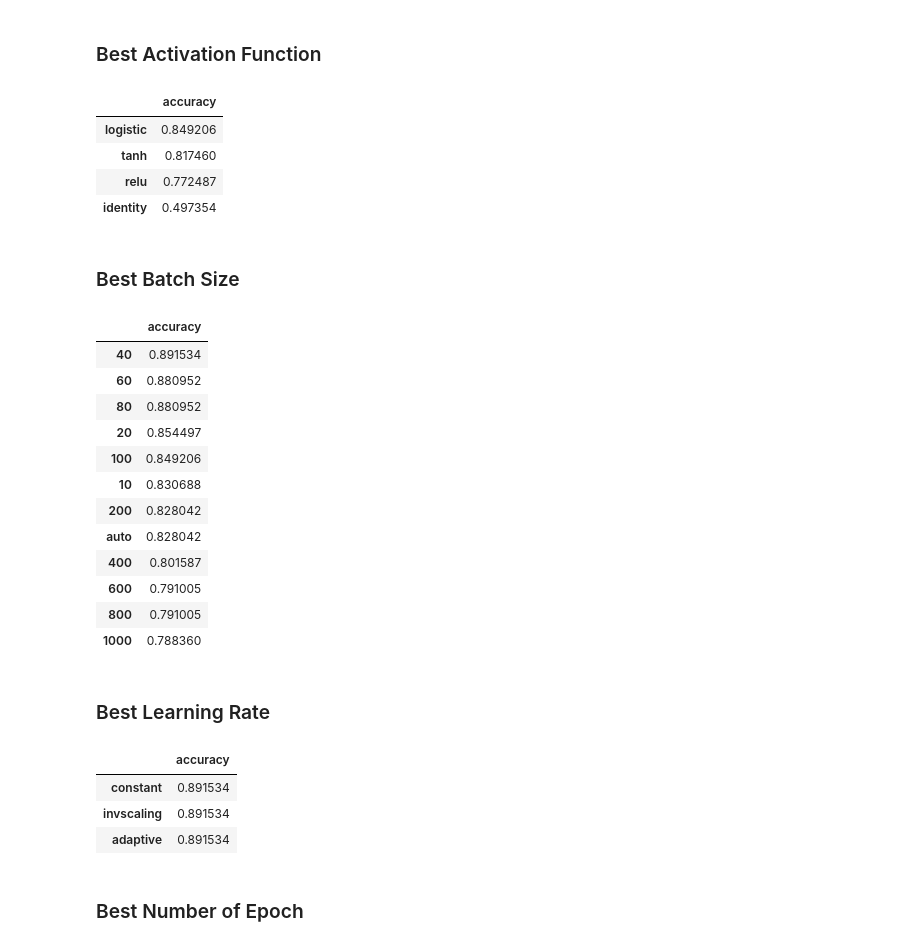
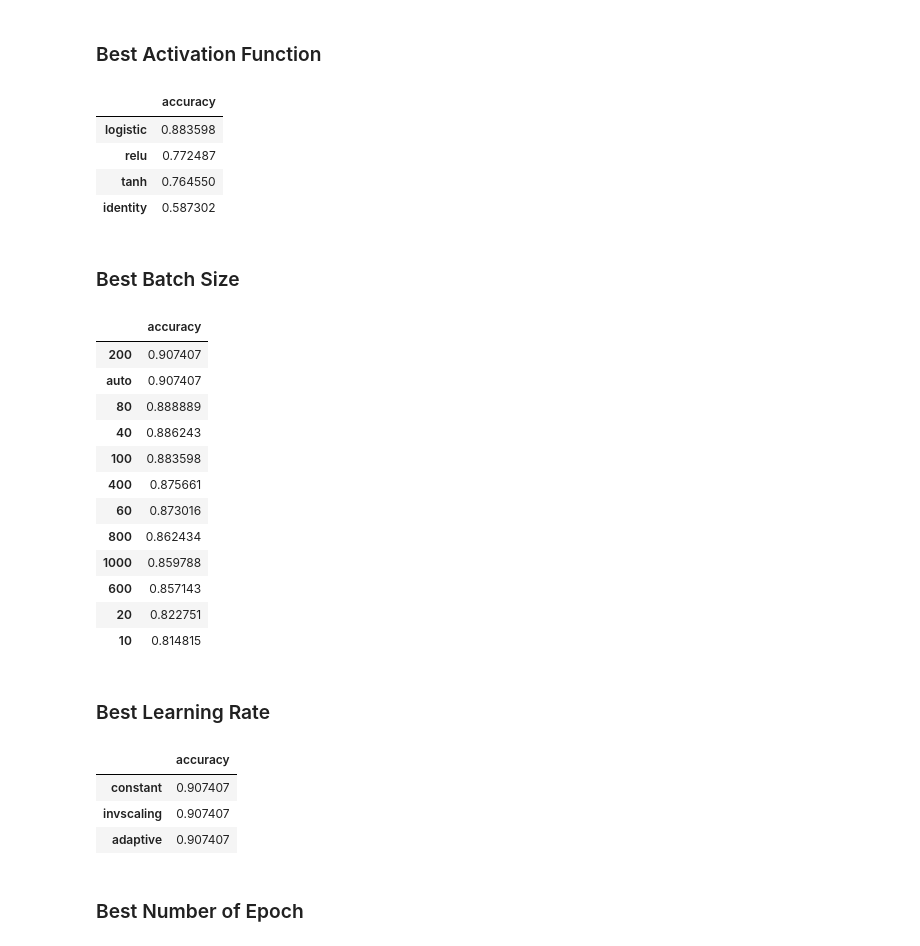
Before and after one commit to nfarhaan/Heart-Attack-Prediction-Using-Machine-Learning, a Jupyter notebook: neural_network.ipynb, the cells around one changed output. Drawn from its saved outputs; the diff is of its cells as text; code cells hidden in the pictures.

```diff
--- a/neural_network.ipynb
+++ b/neural_network.ipynb
@@ -33,6 +33,13 @@ dataset.head()
 | 3 | 56 | 1 | 1 | 120 | 236 | 0 | 1 | 178 | 0 | 0.8 | 2 | ... |
 | 4 | 57 | 0 | 0 | 120 | 354 | 0 | 1 | 163 | 1 | 0.6 | 2 | ... |
 # %%
+import numpy as np
+import pandas as pd
+from sklearn.impute import SimpleImputer
+from sklearn.model_selection import train_test_split
+from sklearn.tree import DecisionTreeClassifier
+from sklearn.metrics import accuracy_score, precision_score, recall_score, f1_score, confusion_matrix, classification_report
+
 # Define features and target variable
 X = dataset.drop('target', axis=1)  # Replace 'target' with your actual target column name
 y = dataset['target']  # Replace 'target' with your actual target column name
@@ -60,7 +67,14 @@ def fit_model(dataset, target, test_size, random_state_value, hidden_layer_sizes
 
 def evaluate_model(y_test, y_pred):
     accuracy = accuracy_score(y_test, y_pred)
-    return accuracy
+    precision = precision_score(y_test, y_pred, average='weighted')
+    recall = recall_score(y_test, y_pred, average='weighted')
+    f1 = f1_score(y_test, y_pred, average='weighted')
+    conf_matrix = confusion_matrix(y_test, y_pred)
+    class_report = classification_report(y_test, y_pred)
+
+    # Ensure all six values are being returned
+    return accuracy, precision, recall, f1, conf_matrix, class_report
 # %% [markdown]
 ### Best Activation Function
 # %%
@@ -69,7 +83,7 @@ import tqdm
 results = {}
 # deduce best activation function
 for activation_function in tqdm.tqdm(['identity', 'logistic', 'tanh', 'relu']):
-    y_test, y_pred = fit_model(X, y, 0.2, 8, (100, 100), activation_function, 100, 'constant', 0.001, 200)
+    y_test, y_pred = fit_model(X, y, 0.2, 8, (50, 50), activation_function, 100, 'constant', 0.001, 500)
     accuracy = evaluate_model(y_test, y_pred)
     results[activation_function] = accuracy
 
@@ -78,41 +92,41 @@ data = data.sort_values('accuracy', ascending=False)
 data
 # %% [output]
 |  | accuracy |
-| logistic | 0.849206 |
-| tanh | 0.817460 |
+| logistic | 0.883598 |
 | relu | 0.772487 |
-| identity | 0.497354 |
+| tanh | 0.764550 |
+| identity | 0.587302 |
 # %% [markdown]
 ### Best Batch Size
 # %%
 import tqdm
 
 results = {}
 
 # generate batch sizes
 batch_sizes = [10, 20, 40, 60, 80, 100, 200, 400, 600, 800, 1000, "auto"]
 for batch_size in tqdm.tqdm(batch_sizes):
-    y_test, y_pred = fit_model(X, y, 0.2, 8, (50, 50), 'logistic', batch_size, 'constant', 0.001, 200)
+    y_test, y_pred = fit_model(X, y, 0.2, 8, (50, 50), 'logistic', batch_size, 'constant', 0.001, 500)
     accuracy = evaluate_model(y_test, y_pred)
     results[batch_size] = accuracy
 
 data = pd.DataFrame.from_dict(results, orient='index', columns=['accuracy'])
 data = data.sort_values('accuracy', ascending=False)
 data
 # %% [output]
 |  | accuracy |
-| 40 | 0.891534 |
-| 60 | 0.880952 |
-| 80 | 0.880952 |
-| 20 | 0.854497 |
-| 100 | 0.849206 |
-| 10 | 0.830688 |
-| 200 | 0.828042 |
-| auto | 0.828042 |
-| 400 | 0.801587 |
-| 600 | 0.791005 |
-| 800 | 0.791005 |
-| 1000 | 0.788360 |
+| 200 | 0.907407 |
+| auto | 0.907407 |
+| 80 | 0.888889 |
+| 40 | 0.886243 |
+| 100 | 0.883598 |
+| 400 | 0.875661 |
+| 60 | 0.873016 |
+| 800 | 0.862434 |
+| 1000 | 0.859788 |
+| 600 | 0.857143 |
+| 20 | 0.822751 |
+| 10 | 0.814815 |
 # %% [markdown]
 ### Best Learning Rate
 # %%
@@ -121,7 +135,7 @@ import tqdm
 results = {}
 
 for learning_rate in tqdm.tqdm(['constant', 'invscaling', 'adaptive']):
-    y_test, y_pred = fit_model(X, y, 0.2, 8, (100, 100), 'logistic', 40, learning_rate, 0.001, 200)
+    y_test, y_pred = fit_model(X, y, 0.2, 8, (50, 50), 'logistic', 200, learning_rate, 0.001, 500)
     accuracy = evaluate_model(y_test, y_pred)
     results[learning_rate] = accuracy
 
@@ -130,9 +144,9 @@ data = data.sort_values('accuracy', ascending=False)
 data
 # %% [output]
 |  | accuracy |
-| constant | 0.891534 |
-| invscaling | 0.891534 |
-| adaptive | 0.891534 |
+| constant | 0.907407 |
+| invscaling | 0.907407 |
+| adaptive | 0.907407 |
 # %% [markdown]
 ### Best Number of Epoch
 # %%
```
Also changed, not shown: parts of 6 cells of this notebook, 2 other files.
